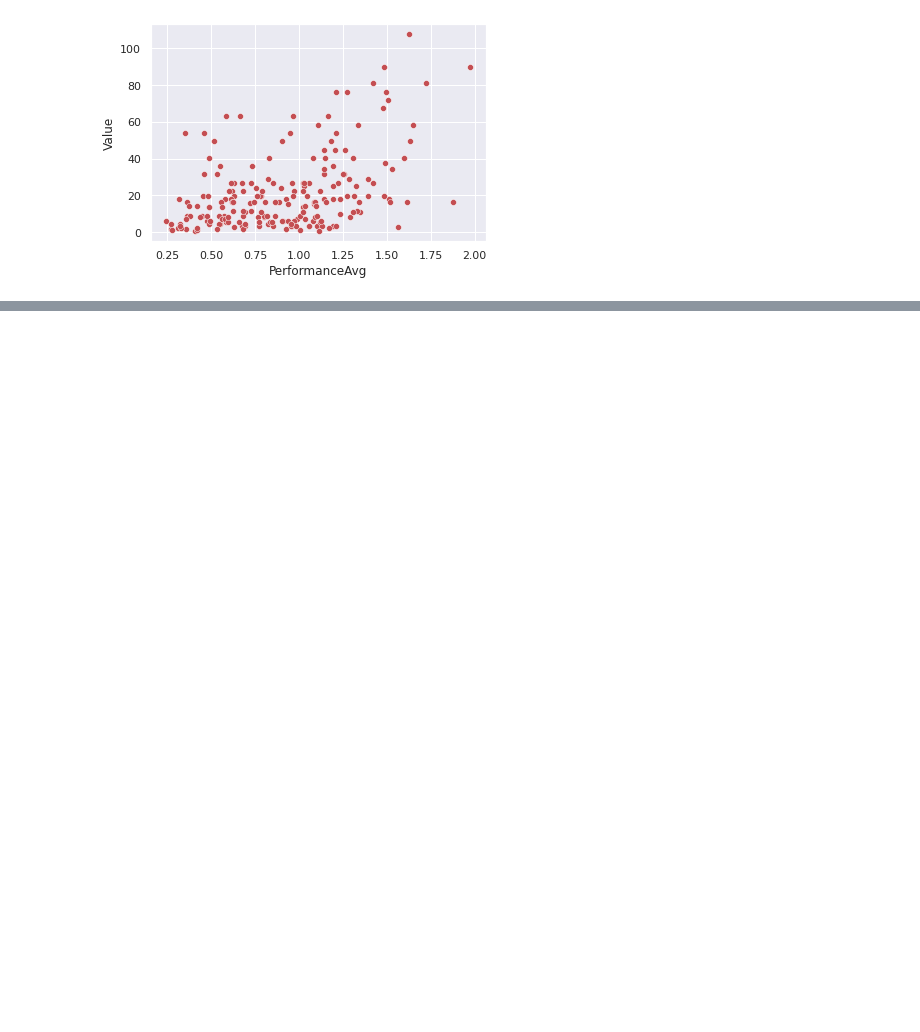
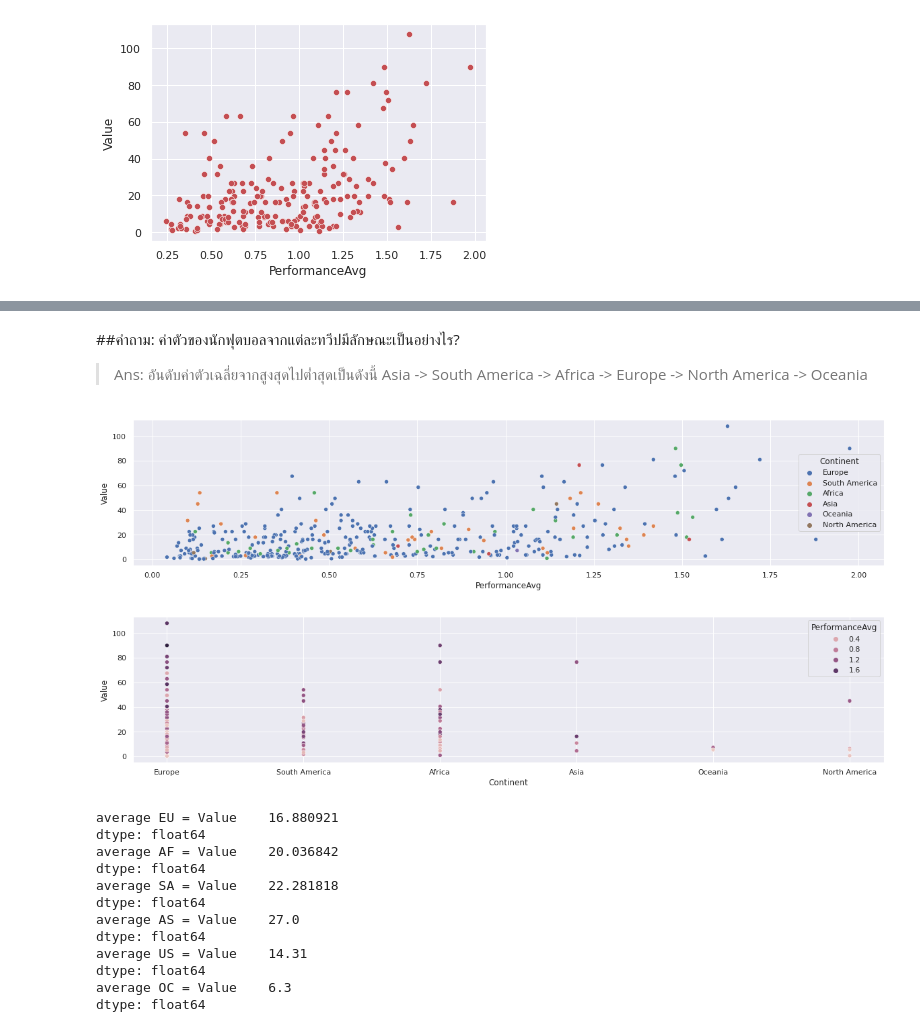
Before and after one commit to TheAmericanoO/Mini-Project-DADS5001, a Jupyter notebook: Mini_Project_6420422023.ipynb, the cells around one changed output, grey strips where cells are left out. Cells and saved outputs as stored; diff of their text form; code cells hidden in the pictures; blank space fills up the shorter version.

```diff
--- a/Mini_Project_6420422023.ipynb
+++ b/Mini_Project_6420422023.ipynb
@@ -313,3 +348,44 @@ Ans:
+# %% [markdown]
+##คำถาม: ค่าตัวของนักฟุตบอลจากแต่ละทวีปมีลักษณะเป็นอย่างไร?
+
+> Ans: อันดับค่าตัวเฉลี่ยจากสูงสุดไปต่ำสุดเป็นดังนี้
+Asia -> South America -> Africa -> Europe -> North America -> Oceania
+# %%
+x = df_new['PerformanceAvg']
+y = df_new['Value']
+z = df_new['Continent']
+
+sns.scatterplot(z, y, data=df_new, hue=x)
+plt.show()
+
+#สร้าง boxplot แสดงให้เห็นค่าตัวนักเตะจากทวีปต่าง ๆ
+avg_val_EU = df_new.loc[df_new['Continent']=='Europe',['Value']].mean()
+avg_val_AF = df_new.loc[df_new['Continent']=='Africa',['Value']].mean()
+avg_val_SA = df_new.loc[df_new['Continent']=='South America',['Value']].mean()
+avg_val_AS = df_new.loc[df_new['Continent']=='Asia',['Value']].mean()
+avg_val_US = df_new.loc[df_new['Continent']=='North America',['Value']].mean()
+avg_val_OC = df_new.loc[df_new['Continent']=='Oceania',['Value']].mean()
+print(f'average EU = {avg_val_EU}')
+print(f'average AF = {avg_val_AF}')
+print(f'average SA = {avg_val_SA}')
+print(f'average AS = {avg_val_AS}')
+print(f'average US = {avg_val_US}')
+print(f'average OC = {avg_val_OC}')
+# %% [output]
+[figure, added]
+[figure, added]
+average EU = Value    16.880921
+dtype: float64
+average AF = Value    20.036842
+dtype: float64
+average SA = Value    22.281818
+dtype: float64
+average AS = Value    27.0
+dtype: float64
+average US = Value    14.31
+dtype: float64
+average OC = Value    6.3
+dtype: float64
 # %%
 df_new.groupby('Continent')['Value'].mean().plot.bar()
 plt.show()
```
Also changed, not shown: parts of 11 cells of this notebook.
